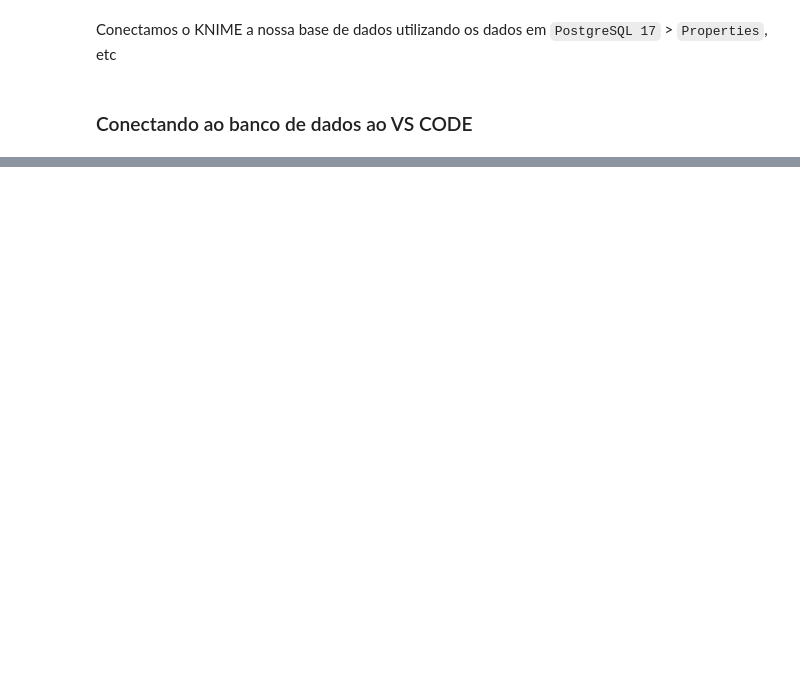
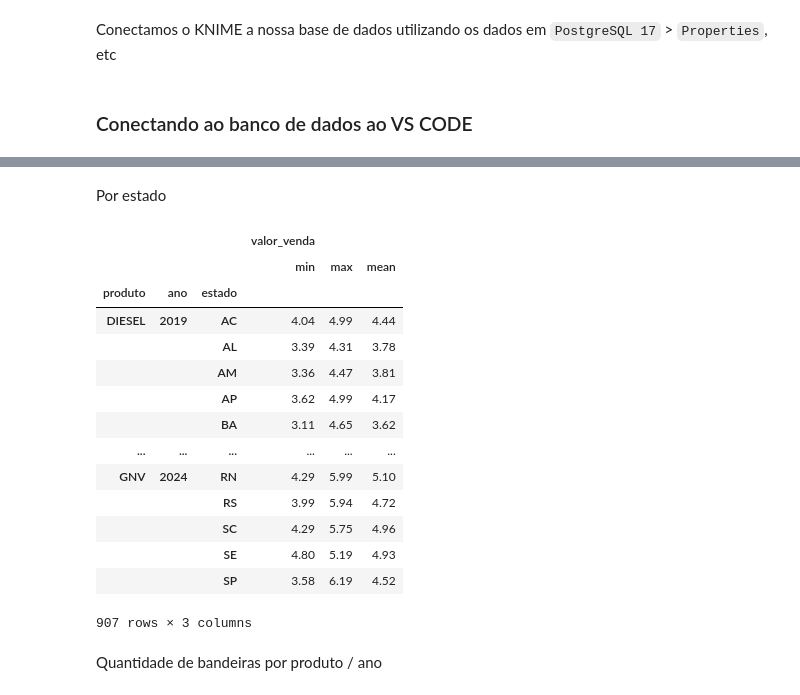
Before and after one commit to victoria-menezes/fiap-data-analytics-atividades4, a Jupyter notebook: notebook.ipynb, the cells around one changed output, grey strips where cells are left out. Cells and saved outputs as stored; diff of their text form; code cells hidden in the pictures; blank space fills up the shorter version.

```diff
--- a/notebook.ipynb
+++ b/notebook.ipynb
@@ -124,0 +283,24 @@ df
+# %% [markdown]
+Por estado
+# %%
+df_anp_estado = df_anp[['ano', 'produto', 'valor_venda', 'estado']]
+
+df_anp_estado.groupby(['produto', 'ano', 'estado']).agg(['min', 'max', 'mean']).round(2)
+# %% [output]
+|  |  |  | valor_venda |  |  |
+|  |  |  | min | max | mean |
+| produto | ano | estado |  |  |  |
+| DIESEL | 2019 | AC | 4.04 | 4.99 | 4.44 |
+|  |  | AL | 3.39 | 4.31 | 3.78 |
+|  |  | AM | 3.36 | 4.47 | 3.81 |
+|  |  | AP | 3.62 | 4.99 | 4.17 |
+|  |  | BA | 3.11 | 4.65 | 3.62 |
+| ... | ... | ... | ... | ... | ... |
+| GNV | 2024 | RN | 4.29 | 5.99 | 5.10 |
+|  |  | RS | 3.99 | 5.94 | 4.72 |
+|  |  | SC | 4.29 | 5.75 | 4.96 |
+|  |  | SE | 4.80 | 5.19 | 4.93 |
+|  |  | SP | 3.58 | 6.19 | 4.52 |
+907 rows × 3 columns
+# %% [markdown]
+Quantidade de bandeiras por produto / ano
```
Also changed, not shown: parts of 28 cells of this notebook.
